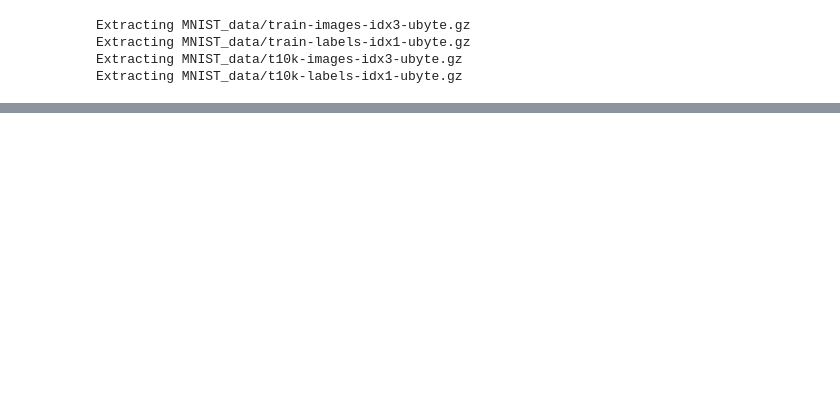
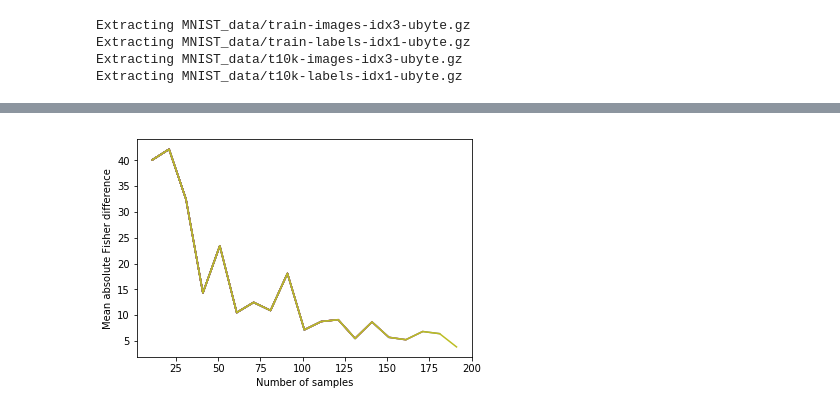
Before and after one commit to yashkant/Elastic-Weight-Consolidation, a Jupyter notebook: main.ipynb, the cells around one changed output, grey strips where cells are left out. Cells and saved outputs as stored; diff of their text form; code cells hidden in the pictures; blank space fills up the shorter version.

```diff
--- a/main.ipynb
+++ b/main.ipynb
@@ -128,0 +126,6 @@ ValueError: None values not supported.
+# %%
+model.compute_fisher(mnist3.validation.images, sess, num_samples=200, plot_diffs=True)
+model.star() # store the star variables
+mnist4 = permute_mnist(mnist) # get fourth mnist
+# %% [output]
+[figure, added]
```
Also changed, not shown: parts of 8 cells of this notebook, 2 other files.
